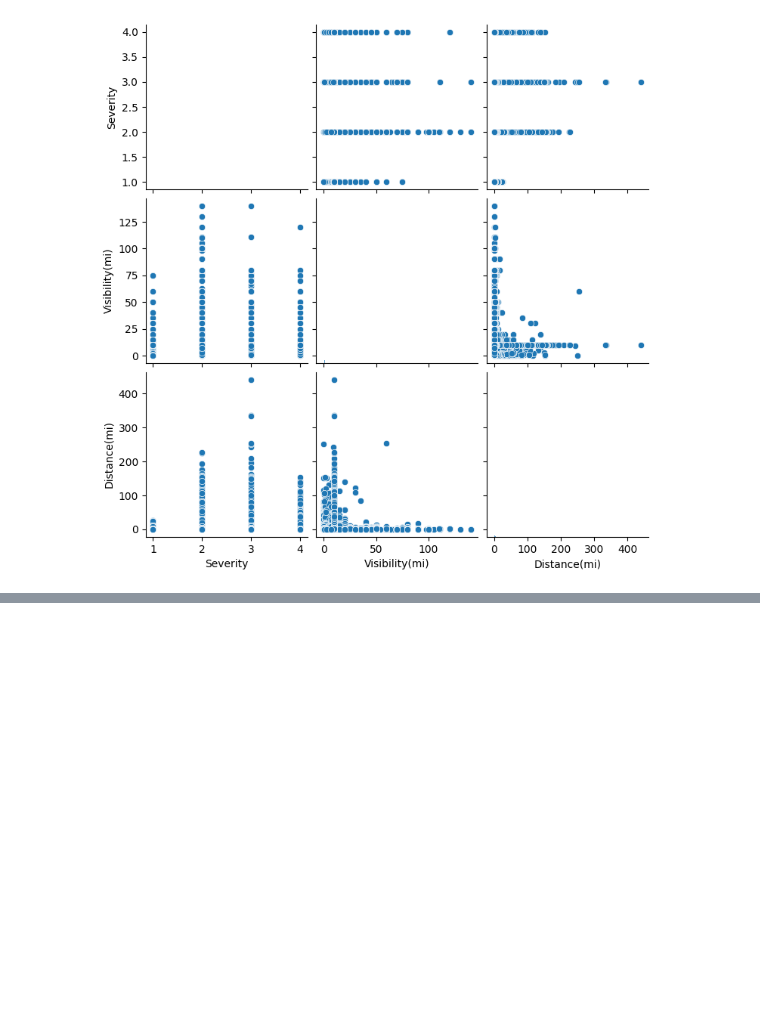
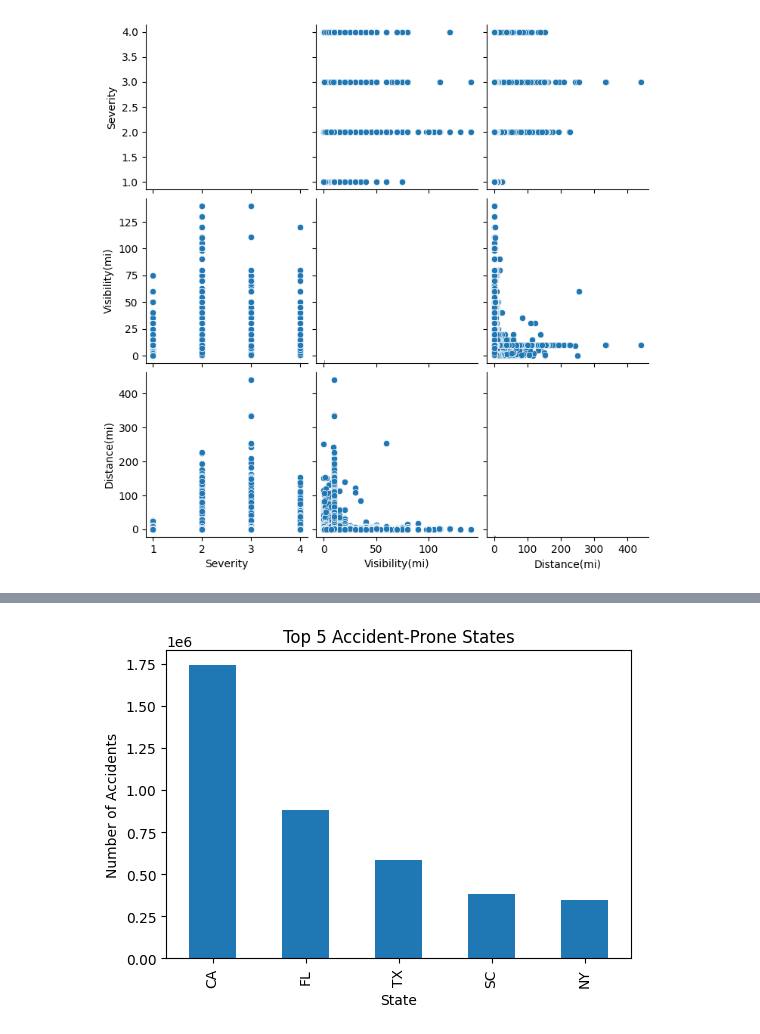
Before and after one commit to chetan-1306/RoadSafe-Analytics, a Jupyter notebook: eda.ipynb, the cells around one changed output, grey strips where cells are left out. Saved outputs shown, nothing was run; the diff lists cells and outputs as text; code cells hidden in the pictures; blank space fills up the shorter version.

```diff
--- a/eda.ipynb
+++ b/eda.ipynb
@@ -382,0 +414,4 @@ plt.show()
+# %%
+#Count of accidents per state
+top_states = df['State'].value_counts().head(5)
+top_states
@@ -382,0 +426,10 @@ plt.show()
+# %%
+# barplot for top 5 states
+plt.figure(figsize=(6,4))
+top_states.plot(kind='bar')
+plt.title('Top 5 Accident-Prone States')
+plt.xlabel('State')
+plt.ylabel('Number of Accidents')
+plt.show()
+# %% [output]
+[figure, added]
```
Also changed, not shown: parts of 5 cells of this notebook.
